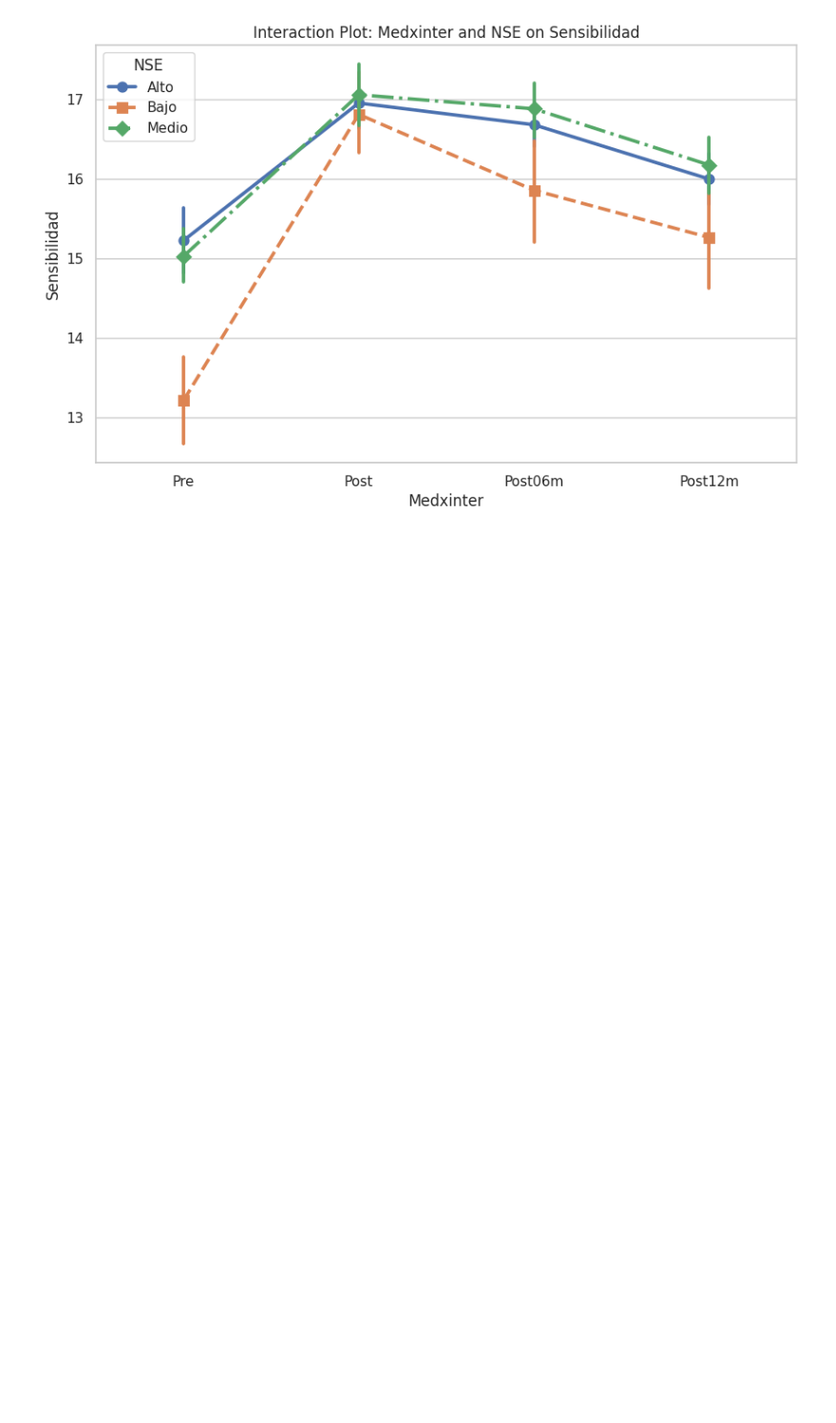
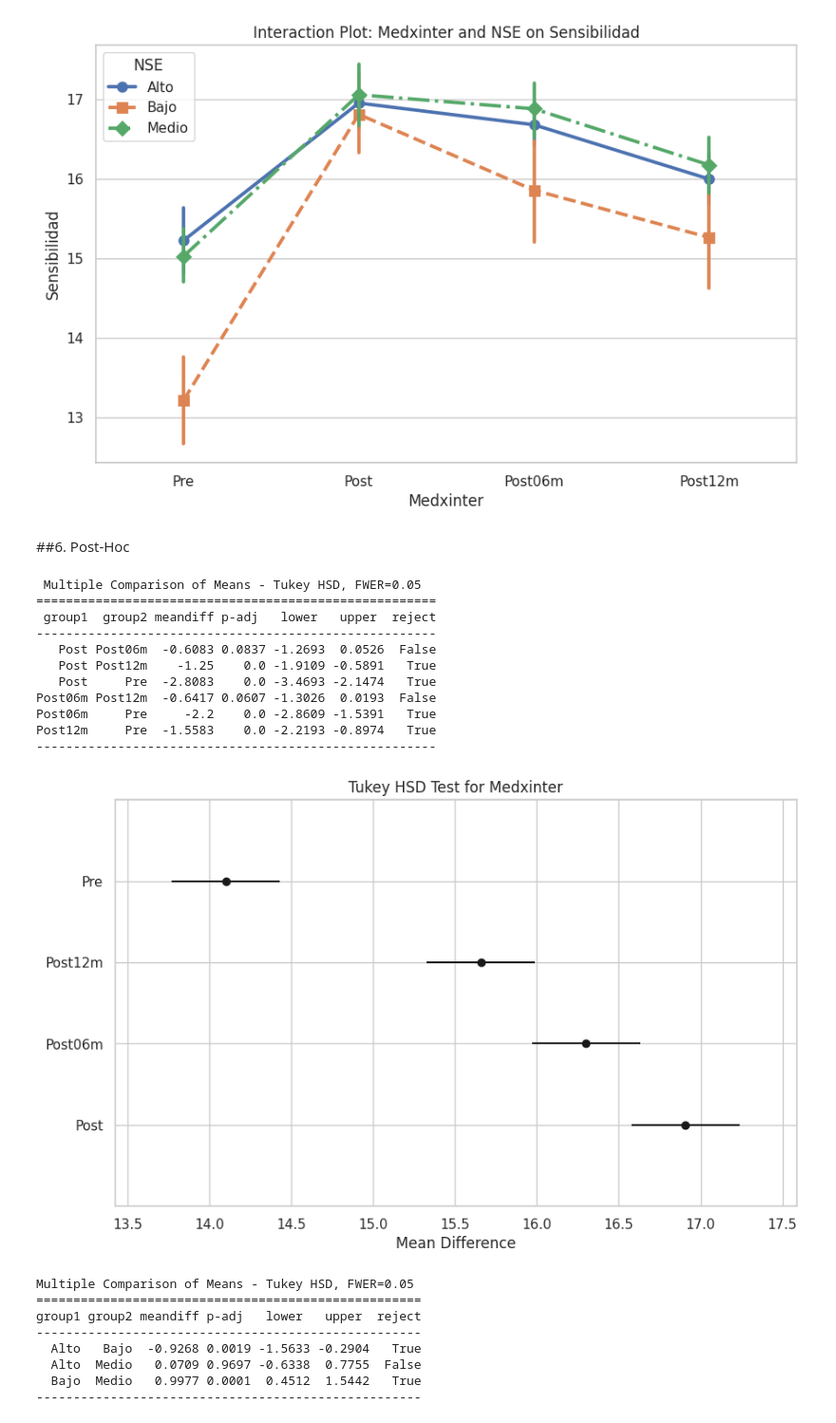
Before and after one commit to emiliagyr/Estad-sticaExperimental, a Jupyter notebook: Colab/2vias_sol2.ipynb, the cells around one changed output. Shown at 95% size. Cells and saved outputs as stored; diff of their text form; code cells hidden in the pictures; blank space fills up the shorter version.

```diff
--- a/Colab/2vias_sol2.ipynb
+++ b/Colab/2vias_sol2.ipynb
@@ -124,3 +124,5 @@ plt.legend(title='NSE')
 plt.show()
 # %% [output]
 [figure]
+# %% [markdown]
+##6. Post-Hoc
@@ -126,0 +133,39 @@ plt.show()
+# %%
+# Perform post hoc Tukey HSD test for Medxinter
+tukey_medxinter = pairwise_tukeyhsd(endog=melt_df['Sensibilidad'], groups=melt_df['Medxinter'], alpha=0.05)
+print(tukey_medxinter)
+tukey_medxinter.plot_simultaneous()
+plt.title('Tukey HSD Test for Medxinter')
+plt.xlabel('Mean Difference')
+plt.grid(True)
+plt.show()
+
+# Perform post hoc Tukey HSD test for NSE
+tukey_nse = pairwise_tukeyhsd(endog=melt_df['Sensibilidad'], groups=melt_df['NSE'], alpha=0.05)
+print(tukey_nse)
+tukey_nse.plot_simultaneous()
+plt.title('Tukey HSD Test for NSE')
+plt.xlabel('Mean Difference')
+plt.grid(True)
+plt.show()
+# %% [output]
+ Multiple Comparison of Means - Tukey HSD, FWER=0.05
+======================================================
+ group1  group2 meandiff p-adj   lower   upper  reject
+------------------------------------------------------
+   Post Post06m  -0.6083 0.0837 -1.2693  0.0526  False
+   Post Post12m    -1.25    0.0 -1.9109 -0.5891   True
+   Post     Pre  -2.8083    0.0 -3.4693 -2.1474   True
+Post06m Post12m  -0.6417 0.0607 -1.3026  0.0193  False
+Post06m     Pre     -2.2    0.0 -2.8609 -1.5391   True
+Post12m     Pre  -1.5583    0.0 -2.2193 -0.8974   True
+------------------------------------------------------
+[figure, added]
+Multiple Comparison of Means - Tukey HSD, FWER=0.05
+====================================================
+group1 group2 meandiff p-adj   lower   upper  reject
+----------------------------------------------------
+  Alto   Bajo  -0.9268 0.0019 -1.5633 -0.2904   True
+  Alto  Medio   0.0709 0.9697 -0.6338  0.7755  False
+  Bajo  Medio   0.9977 0.0001  0.4512  1.5442   True
+----------------------------------------------------
```
Also changed, not shown: parts of 4 cells of this notebook.
